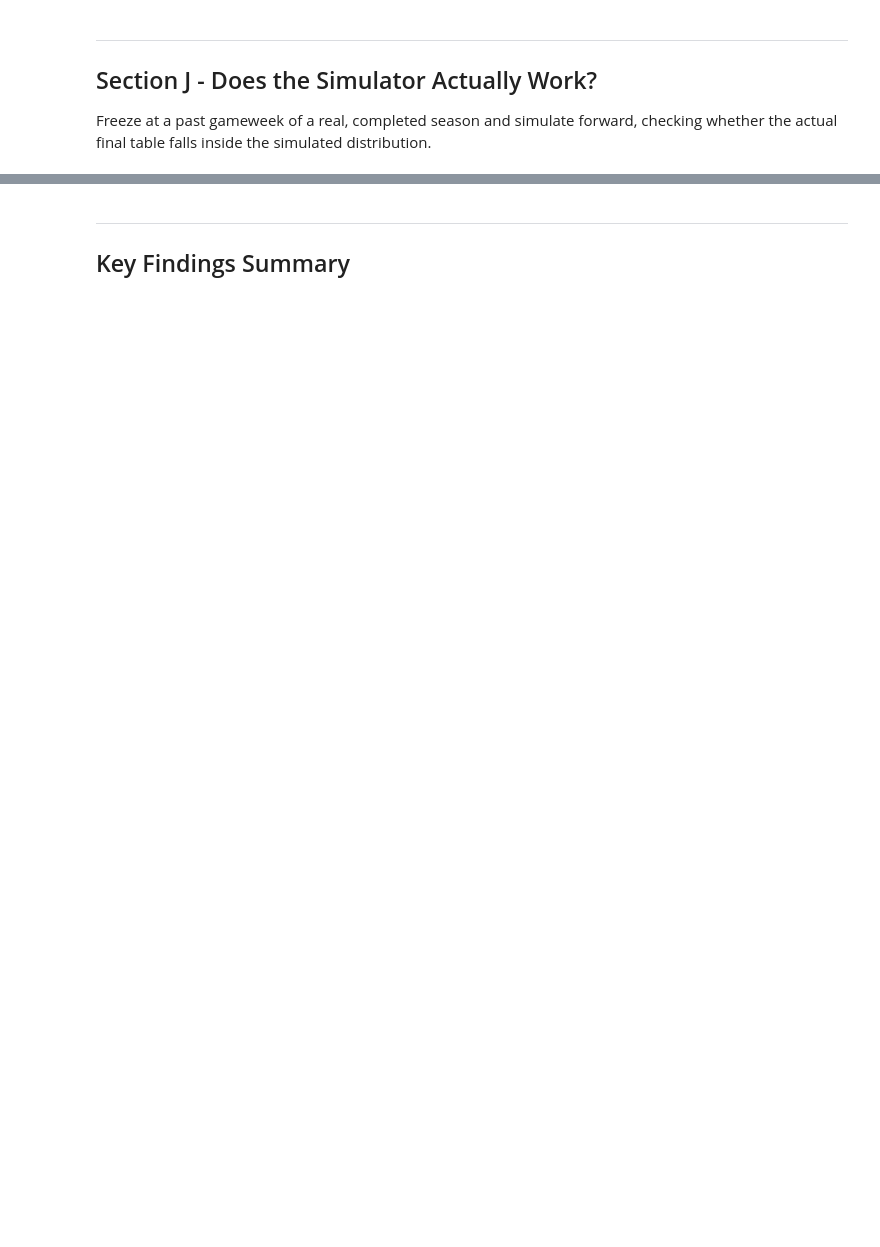
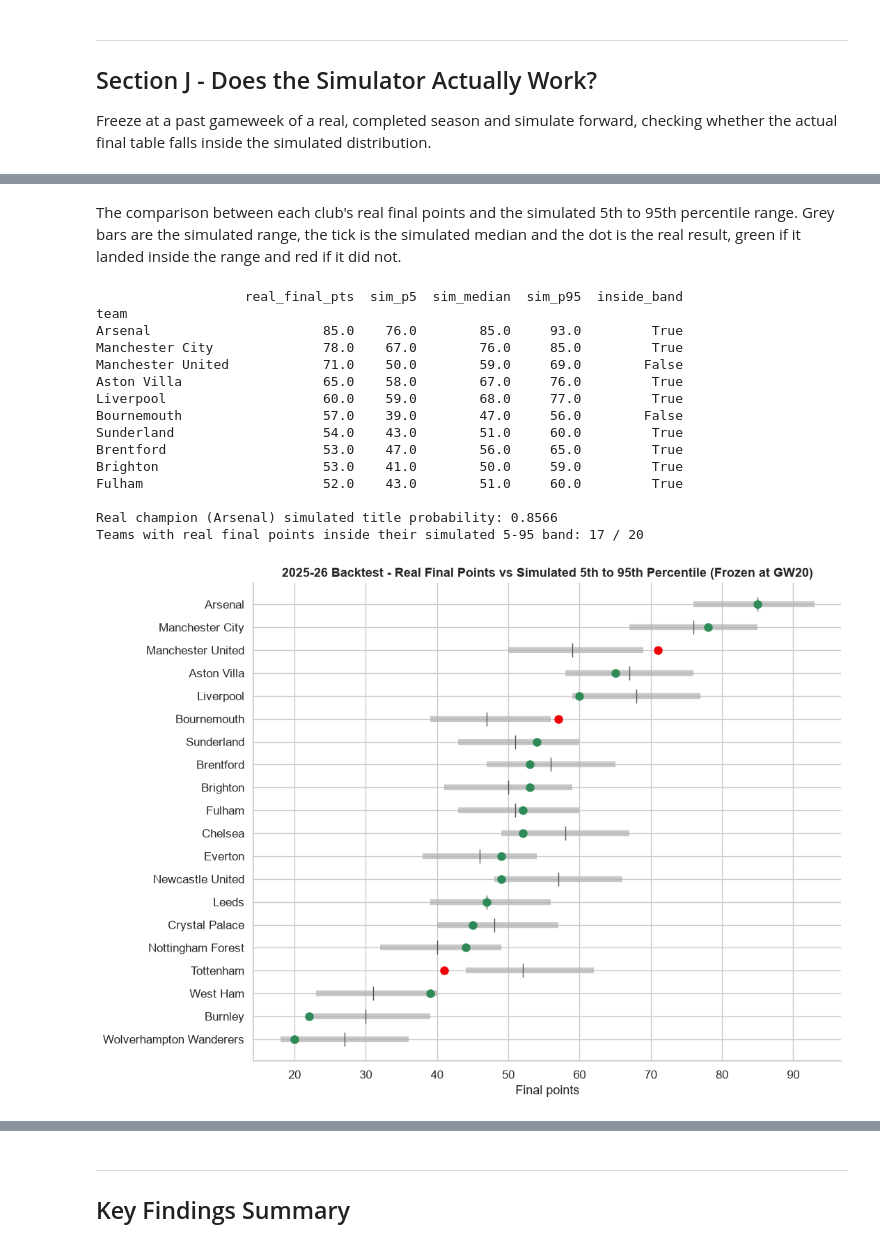
Before and after one commit to ChTej00/Arsenal-Bottle, a Jupyter notebook: notebooks/07_monte_carlo_simulation.ipynb, the cells around one changed output, grey strips where cells are left out. Cells and saved outputs as stored; diff of their text form; code cells hidden in the pictures; blank space fills up the shorter version.

```diff
--- a/notebooks/07_monte_carlo_simulation.ipynb
+++ b/notebooks/07_monte_carlo_simulation.ipynb
@@ -664,3 +880,16 @@ Run the gameweek-by-gameweek season simulator across many runs, then check conve
 ## Section J - Does the Simulator Actually Work?
 
 Freeze at a past gameweek of a real, completed season and simulate forward, checking whether the actual final table falls inside the simulated distribution.
+# %%
+BT_SEASON, BT_GW = '2526', 20
+season_bt = combined[combined['season'] == BT_SEASON].copy()
+TEAMS_BT = sorted(season_bt['team'].unique())
+T_IDX_BT = {t: i for i, t in enumerate(TEAMS_BT)}
+
+real_final = season_bt[season_bt['gameweek'] == 38].set_index('team')['cum_pts'].reindex(TEAMS_BT)
+as_of = season_bt[season_bt['gameweek'] == BT_GW].set_index('team')['cum_pts'].reindex(TEAMS_BT)
+current_pts_bt = as_of.values.astype(float)
+
+print(f'Real champion: {real_final.idxmax()} ({real_final.max():.0f} points)')
+print(f'Standings at GW{BT_GW}, top 4:')
+print(as_of.sort_values(ascending=False).head(4))
@@ -666,0 +932,4 @@ Freeze at a past gameweek of a real, completed season and simulate forward, chec
+# %%
+fp_bt = run_simulation(fixtures_bt, current_pts_bt, m_bt, sc_bt, n_runs=10000, seed=7)
+summ_bt = summarize(fp_bt, TEAMS_BT)
+print(summ_bt.round(4).head(6).to_string())
@@ -666,0 +944,44 @@ Freeze at a past gameweek of a real, completed season and simulate forward, chec
+# %% [markdown]
+The comparison between each club's real final points and the simulated 5th to 95th percentile range. Grey bars are the simulated range, the tick is the simulated median and the dot is the real result, green if it landed inside the range and red if it did not.
+# %%
+comparison = pd.DataFrame({
+    'real_final_pts': real_final, 'sim_p5': summ_bt['pts_p5'], 'sim_median': summ_bt['pts_median'], 'sim_p95': summ_bt['pts_p95'],
+}).reindex(real_final.sort_values(ascending=False).index)
+comparison['inside_band'] = (comparison['real_final_pts'] >= comparison['sim_p5']) & (comparison['real_final_pts'] <= comparison['sim_p95'])
+
+print(comparison.head(10).round(1))
+print()
+print(f'Real champion ({real_final.idxmax()}) simulated title probability: {summ_bt.loc[real_final.idxmax(), "title_prob"]:.4f}')
+print(f'Teams with real final points inside their simulated 5-95 band: {comparison["inside_band"].sum()} / 20')
+
+fig, ax = plt.subplots(figsize=(11, 8))
+plot_df = comparison.iloc[::-1]
+for i, (team, r) in enumerate(plot_df.iterrows()):
+    ax.hlines(i, r['sim_p5'], r['sim_p95'], color='#B0B0B0', linewidth=6, alpha=0.7)
+    ax.plot(r['sim_median'], i, '|', color='#555555', markersize=14)
+    ax.plot(r['real_final_pts'], i, 'o', markersize=8, color=('#2E8B57' if r['inside_band'] else TEAM_PALETTE['Arsenal']))
+ax.set_yticks(range(len(plot_df)))
+ax.set_yticklabels(plot_df.index)
+ax.set_xlabel('Final points')
+ax.set_title('2025-26 Backtest - Real Final Points vs Simulated 5th to 95th Percentile (Frozen at GW20)', fontsize=13, fontweight='bold')
+ax.spines['top'].set_visible(False)
+ax.spines['right'].set_visible(False)
+plt.tight_layout()
+plt.show()
+# %% [output]
+                   real_final_pts  sim_p5  sim_median  sim_p95  inside_band
+team
+Arsenal                      85.0    76.0        85.0     93.0         True
+Manchester City              78.0    67.0        76.0     85.0         True
+Manchester United            71.0    50.0        59.0     69.0        False
+Aston Villa                  65.0    58.0        67.0     76.0         True
+Liverpool                    60.0    59.0        68.0     77.0         True
+Bournemouth                  57.0    39.0        47.0     56.0        False
+Sunderland                   54.0    43.0        51.0     60.0         True
+Brentford                    53.0    47.0        56.0     65.0         True
+Brighton                     53.0    41.0        50.0     59.0         True
+Fulham                       52.0    43.0        51.0     60.0         True
+
+Real champion (Arsenal) simulated title probability: 0.8566
+Teams with real final points inside their simulated 5-95 band: 17 / 20
+[figure, added]
```
Also changed, not shown: parts of 39 cells of this notebook.
